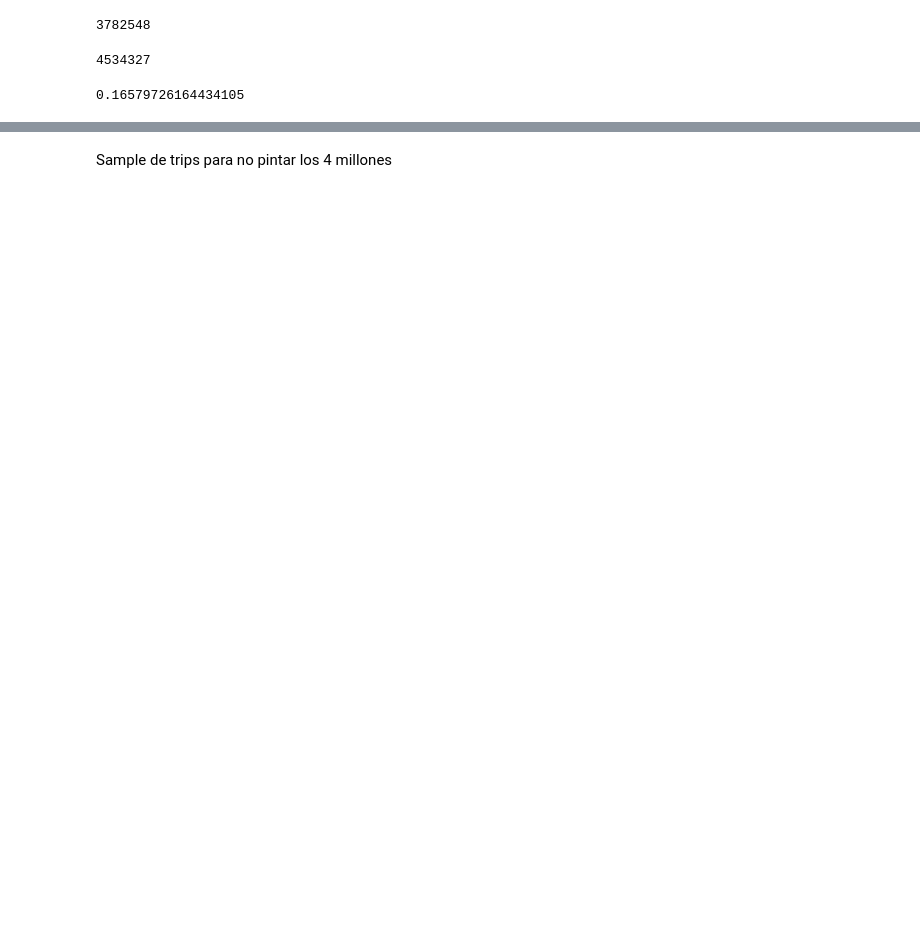
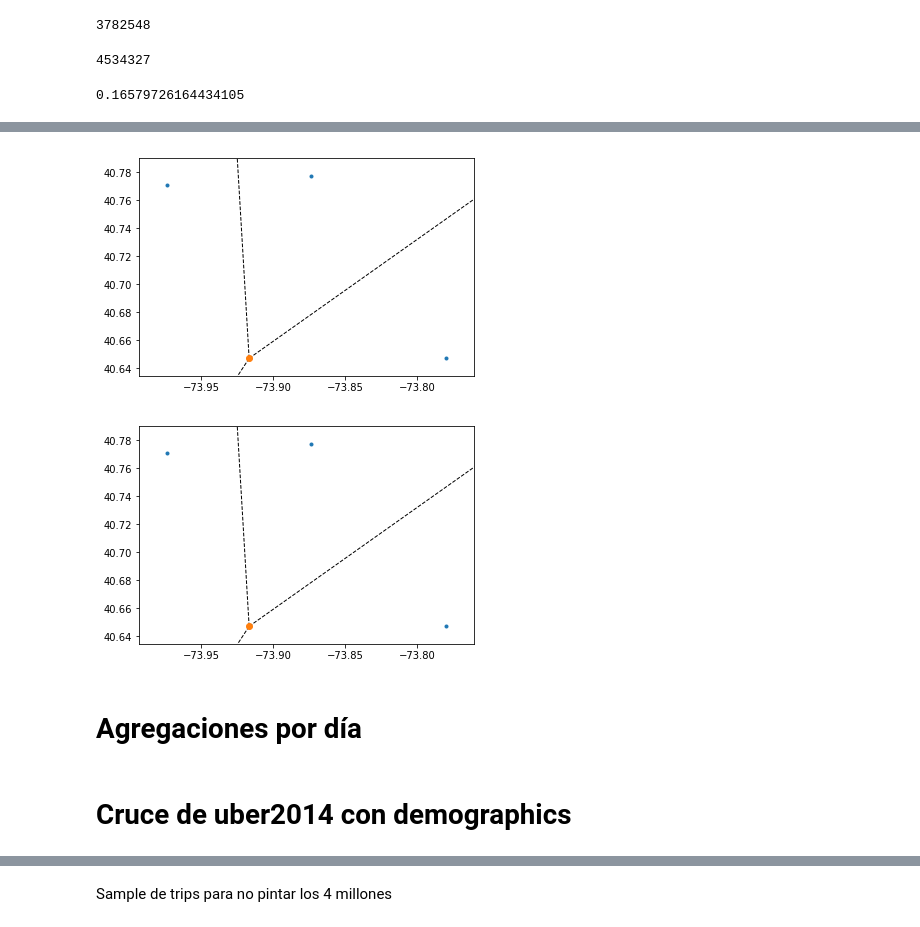
Before and after one commit to KamyNz/datathon-group15-project, a Jupyter notebook: week2/uber2014 + geographic.ipynb, the cells around one changed output, grey strips where cells are left out. Drawn from its saved outputs; the diff is of its cells as text; code cells hidden in the pictures; blank space fills up the shorter version.

```diff
--- a/week2/uber2014 + geographic.ipynb
+++ b/week2/uber2014 + geographic.ipynb
@@ -265,0 +352,13 @@ len(trips_2014)
+# %%
+from scipy.spatial import Voronoi, voronoi_plot_2d
+import shapely.geometry
+import shapely.ops
+
+points = [(-73.97418740000001,40.7711329),(-73.87396590000002,40.7769271),(-73.7799821,40.64749)]
+vor = Voronoi(points)
+voronoi_plot_2d(vor)
+# %% [output]
+[figure, added]
+[figure, added]
+# %% [markdown]
+# Agregaciones por día
@@ -265,0 +369,2 @@ len(trips_2014)
+# %% [markdown]
+# Cruce de uber2014 con demographics
```
Also changed, not shown: parts of 35 cells of this notebook.
